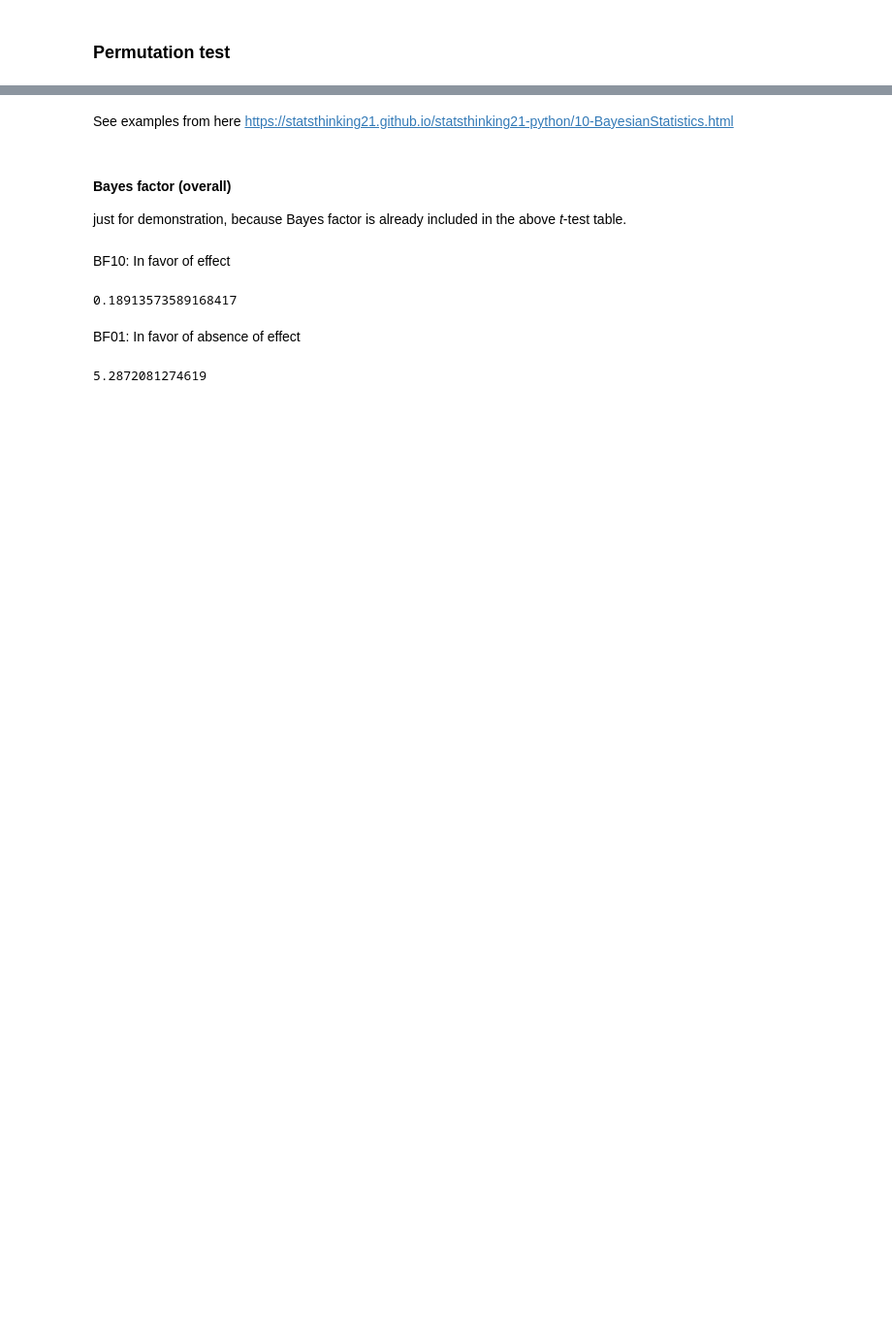
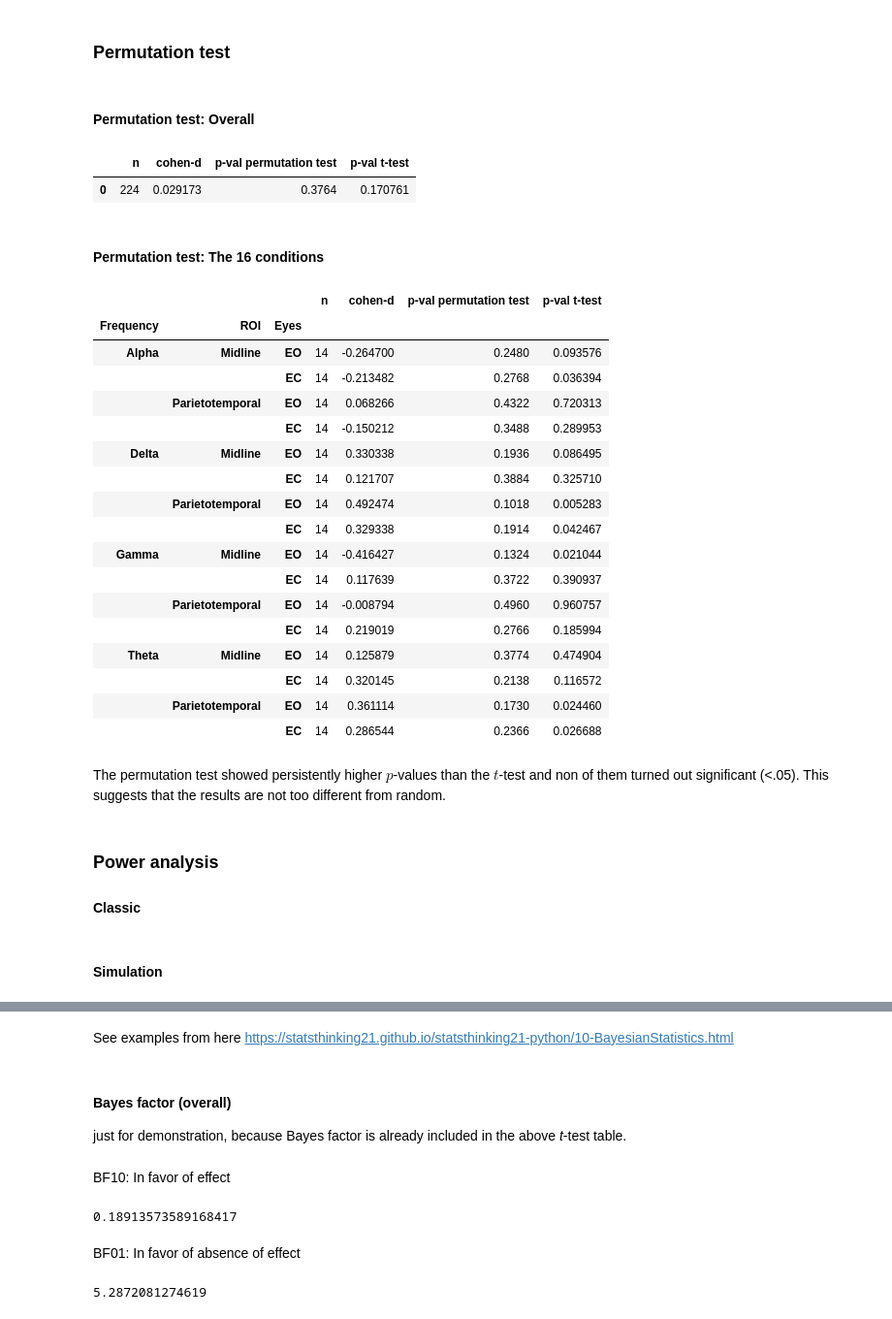
Before and after one commit to ElectronicsArchiver/tewa1_cogpsy_python, a Jupyter notebook: final_project_dataset_1.ipynb, the cells around one changed output, grey strips where cells are left out. Shown at 97% size. Saved outputs shown, nothing was run; the diff lists cells and outputs as text; code cells hidden in the pictures; blank space fills up the shorter version.

Commit message:
added permutation test and interpretations

```diff
--- a/final_project_dataset_1.ipynb
+++ b/final_project_dataset_1.ipynb
@@ -236,2 +290,50 @@ for run in range(n_sim):
+# %% [markdown]
+#### Permutation test: Overall
+# %%
+get_ptest(df)
+# %% [output]
+|  | n | cohen-d | p-val permutation test | p-val t-test |
+| 0 | 224 | 0.029173 | 0.3764 | 0.170761 |
+# %% [markdown]
+#### Permutation test: The 16 conditions
 # %%
-#
+pt_res = None
+
+for freq in freq_s:
+    for roi in roi_s:
+        for eyes in eyes_s:
+            tmp = get_ptest(df, conditions = {"Frequency":freq, "ROI":roi, "Eyes":eyes})
+            tmp["Frequency"] = freq
+            tmp["ROI"] = roi
+            tmp["Eyes"] = eyes
+            if type(pt_res) != pd.core.frame.DataFrame:
+                pt_res = tmp
+            else:
+                pt_res = pd.concat([pt_res, tmp], sort=False).reset_index(drop=True)
+pt_res = pt_res.set_index(["Frequency", "ROI", "Eyes"])
+pt_res
+# %% [output]
+|  |  |  | n | cohen-d | p-val permutation test | p-val t-test |
+| Frequency | ROI | Eyes |  |  |  |  |
+| Alpha | Midline | EO | 14 | -0.264700 | 0.2480 | 0.093576 |
+|  |  | EC | 14 | -0.213482 | 0.2768 | 0.036394 |
+|  | Parietotemporal | EO | 14 | 0.068266 | 0.4322 | 0.720313 |
+|  |  | EC | 14 | -0.150212 | 0.3488 | 0.289953 |
+| Delta | Midline | EO | 14 | 0.330338 | 0.1936 | 0.086495 |
+|  |  | EC | 14 | 0.121707 | 0.3884 | 0.325710 |
+|  | Parietotemporal | EO | 14 | 0.492474 | 0.1018 | 0.005283 |
+|  |  | EC | 14 | 0.329338 | 0.1914 | 0.042467 |
+| Gamma | Midline | EO | 14 | -0.416427 | 0.1324 | 0.021044 |
+|  |  | EC | 14 | 0.117639 | 0.3722 | 0.390937 |
+|  | Parietotemporal | EO | 14 | -0.008794 | 0.4960 | 0.960757 |
+|  |  | EC | 14 | 0.219019 | 0.2766 | 0.185994 |
+| Theta | Midline | EO | 14 | 0.125879 | 0.3774 | 0.474904 |
+|  |  | EC | 14 | 0.320145 | 0.2138 | 0.116572 |
+|  | Parietotemporal | EO | 14 | 0.361114 | 0.1730 | 0.024460 |
+|  |  | EC | 14 | 0.286544 | 0.2366 | 0.026688 |
+# %% [markdown]
+The permutation test showed persistently higher $p$-values than the $t$-test and non of them turned out significant (<.05). This suggests that the results are not too different from random.
+# %% [markdown]
+### Power analysis
+
+#### Classic
@@ -237,0 +344,2 @@ for run in range(n_sim):
+# %% [markdown]
+#### Simulation
```
Also changed, not shown: parts of 9 cells of this notebook, 1 other file.
